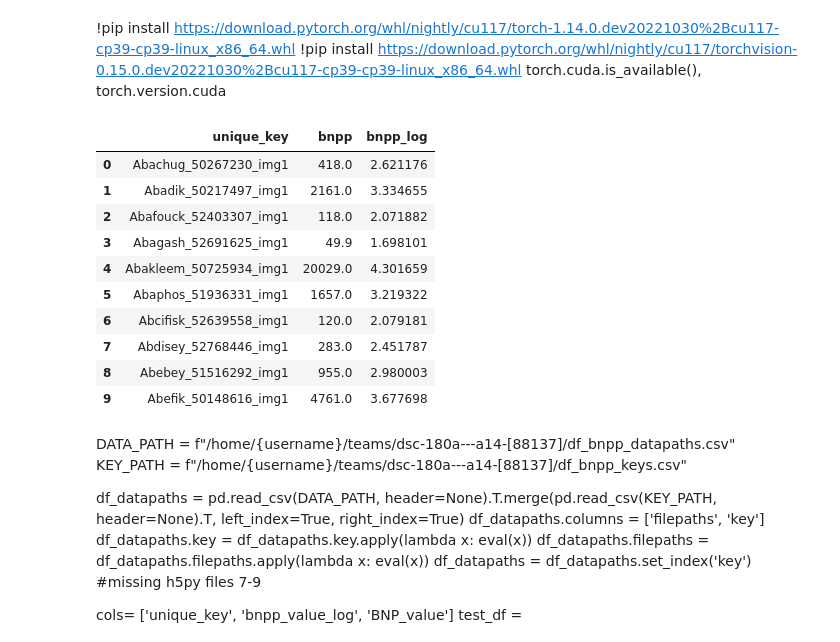
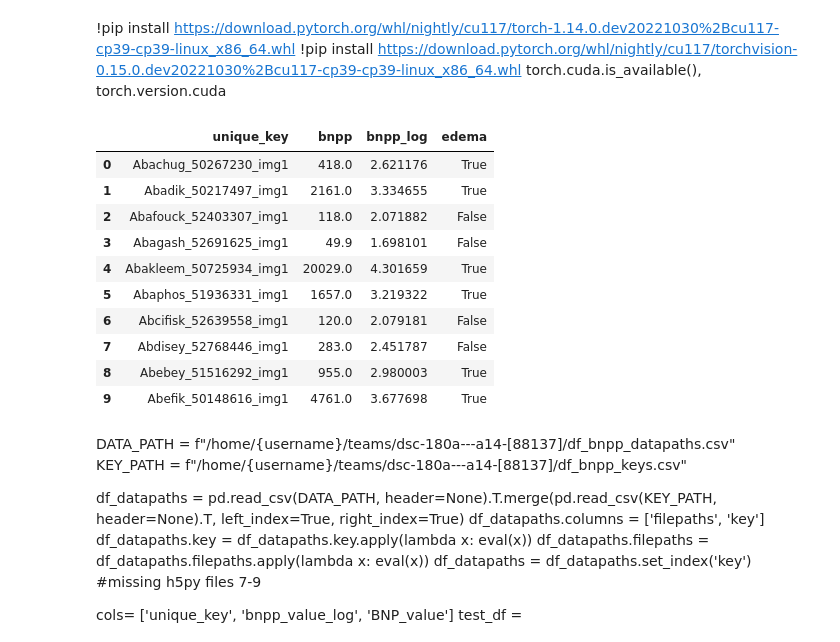
Before and after one commit to ddav118/DSC-180B, a Jupyter notebook: Final.ipynb, the cells around one changed output. Saved outputs shown, nothing was run; the diff lists cells and outputs as text; code cells hidden in the pictures.

```diff
--- a/Final.ipynb
+++ b/Final.ipynb
@@ -56,24 +56,29 @@ os.environ['KMP_DUPLICATE_LIB_OK']='True'
 torch.cuda.is_available(), torch.version.cuda
 # %%
 username = 'ddavilag'
+# %%
+WORKDIR = os.getcwd()
+DATADIR = f'/home/{username}/teams/dsc-180a---a14-[88137]/'
 # %%
-data = pd.read_csv('data/256_images_np/data_fixed.csv')
+data = pd.read_csv(DATADIR + 'data_fixed.csv')
 data.drop(columns=['cardio_edema','bmi','cr','PNA','AcuteHF'], inplace=True)
 data['bnpp_log'] = data.bnpp.apply(lambda x: np.log10(x))
+data['edema'] = data['bnpp']>=400
 data.bnpp_log = data.bnpp_log.astype('float32')
-data.head(10)
+display(data.head(10))
+data = data.to_numpy()
 # %% [output]
-|  | unique_key | bnpp | bnpp_log |
-| 0 | Abachug_50267230_img1 | 418.0 | 2.621176 |
-| 1 | Abadik_50217497_img1 | 2161.0 | 3.334655 |
-| 2 | Abafouck_52403307_img1 | 118.0 | 2.071882 |
-| 3 | Abagash_52691625_img1 | 49.9 | 1.698101 |
-| 4 | Abakleem_50725934_img1 | 20029.0 | 4.301659 |
-| 5 | Abaphos_51936331_img1 | 1657.0 | 3.219322 |
-| 6 | Abcifisk_52639558_img1 | 120.0 | 2.079181 |
-| 7 | Abdisey_52768446_img1 | 283.0 | 2.451787 |
-| 8 | Abebey_51516292_img1 | 955.0 | 2.980003 |
-| 9 | Abefik_50148616_img1 | 4761.0 | 3.677698 |
+|  | unique_key | bnpp | bnpp_log | edema |
+| 0 | Abachug_50267230_img1 | 418.0 | 2.621176 | True |
+| 1 | Abadik_50217497_img1 | 2161.0 | 3.334655 | True |
+| 2 | Abafouck_52403307_img1 | 118.0 | 2.071882 | False |
+| 3 | Abagash_52691625_img1 | 49.9 | 1.698101 | False |
+| 4 | Abakleem_50725934_img1 | 20029.0 | 4.301659 | True |
+| 5 | Abaphos_51936331_img1 | 1657.0 | 3.219322 | True |
+| 6 | Abcifisk_52639558_img1 | 120.0 | 2.079181 | False |
+| 7 | Abdisey_52768446_img1 | 283.0 | 2.451787 | False |
+| 8 | Abebey_51516292_img1 | 955.0 | 2.980003 | True |
+| 9 | Abefik_50148616_img1 | 4761.0 | 3.677698 | True |
 # %% [markdown]
 DATA_PATH = f"/home/{username}/teams/dsc-180a---a14-[88137]/df_bnpp_datapaths.csv"
 KEY_PATH = f"/home/{username}/teams/dsc-180a---a14-[88137]/df_bnpp_keys.csv"
```
Also changed, not shown: parts of 10 cells of this notebook.
